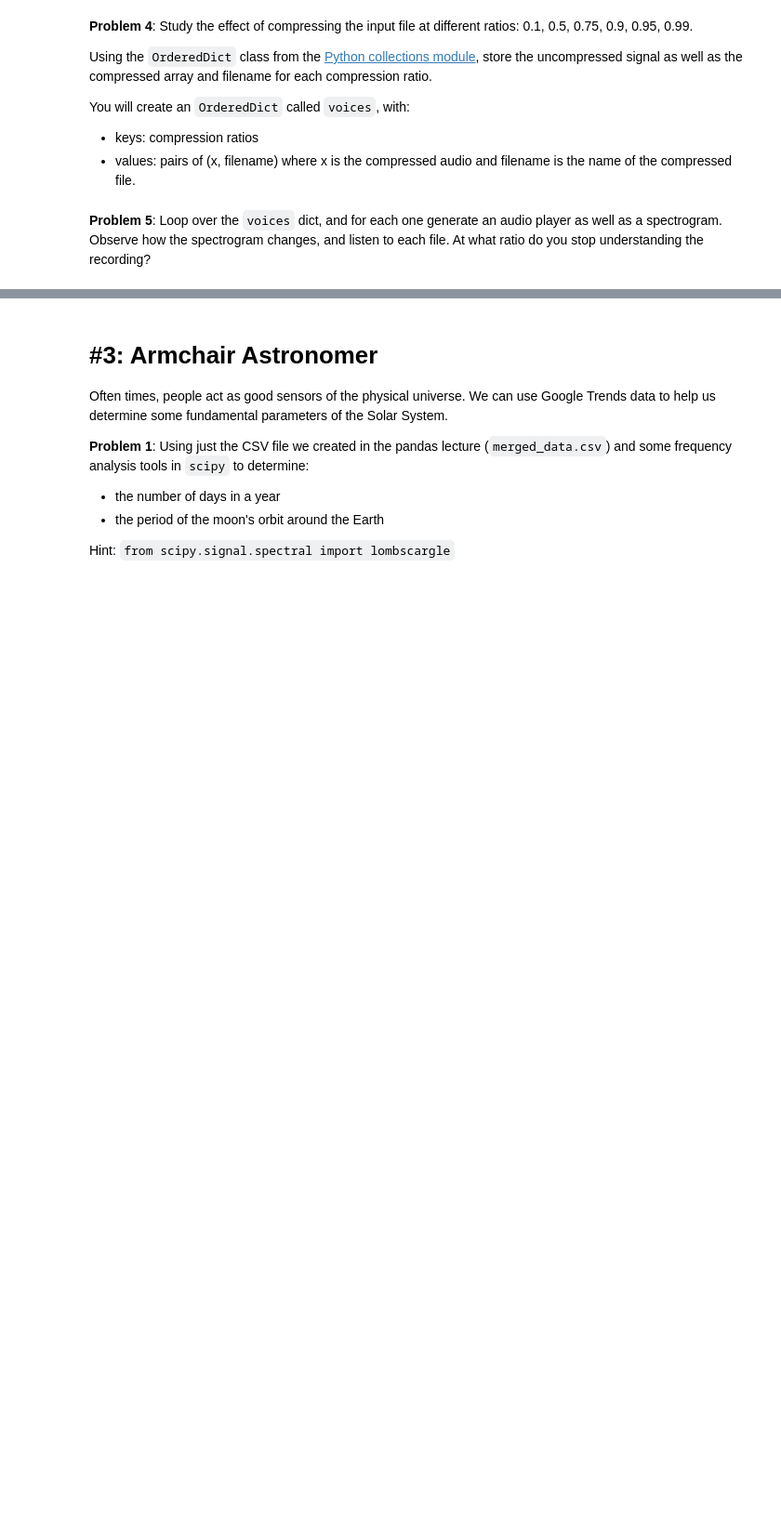
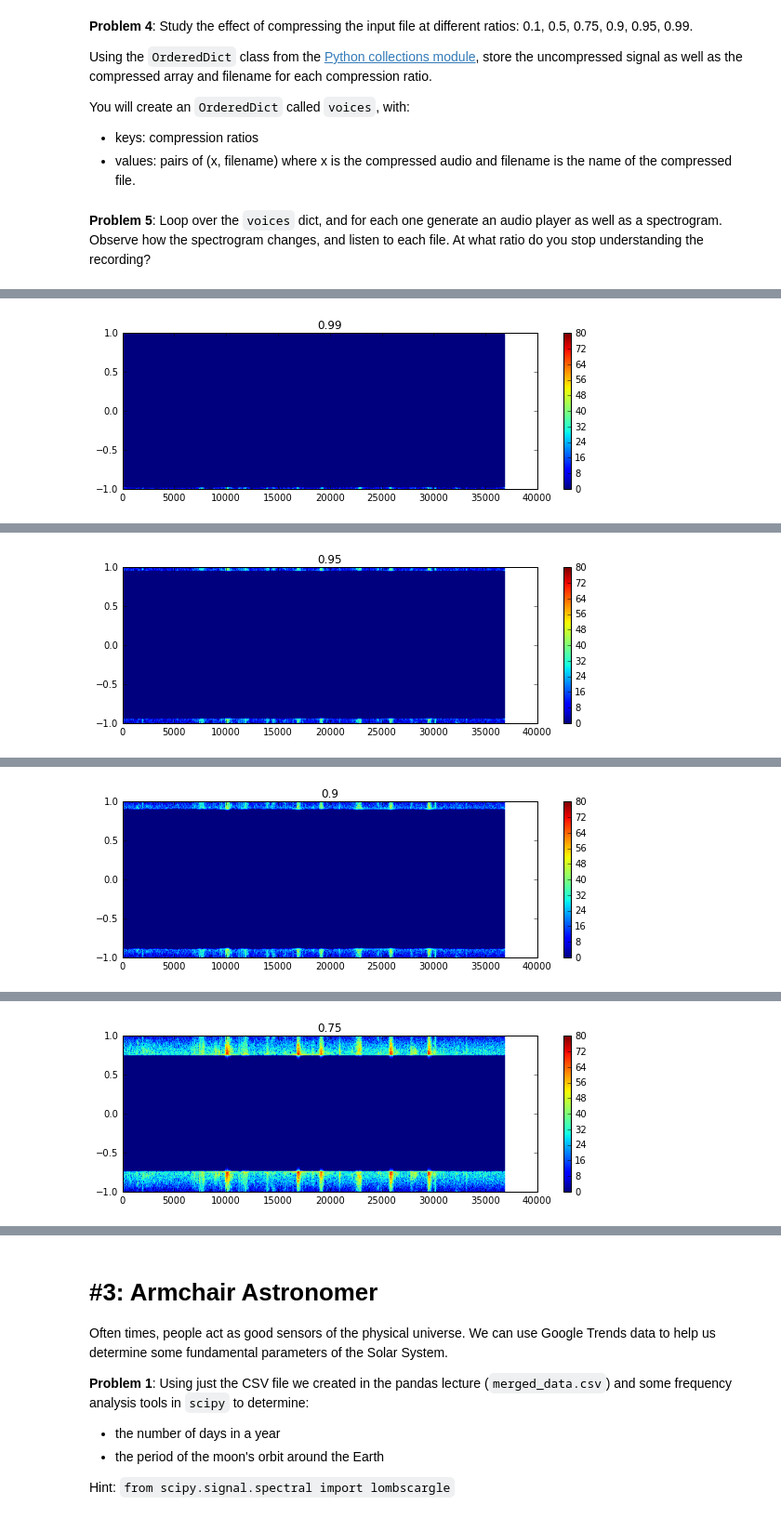
Before and after one commit to yunfanz/AY250HW, a Jupyter notebook: 01/hw_1_assignment.ipynb, the cells around one changed output, grey strips where cells are left out. Shown at 93% size. Saved outputs shown, nothing was run; the diff lists cells and outputs as text; code cells hidden in the pictures; blank space fills up the shorter version.

```diff
--- a/01/hw_1_assignment.ipynb
+++ b/01/hw_1_assignment.ipynb
@@ -243,7 +248,14 @@ def compress_signal(x, fraction):
     x_approx : array
       1-d real array reconstructed after having compressed the input.
     """
-    # your code here
+    nlen = x.size
+    spec = np.fft.fft(x)
+    inds = np.argsort(np.abs(np.fft.fftfreq(nlen)))
+    ind = int(fraction*spec.size)
+    #print(inds[:ind])
+    spec[inds[:ind]] = 0
+    return np.fft.ifft(spec)
+#np.argsort?
 # %% [markdown]
 As a quick visual check (not that this is *not* a formal test of correctness), experiment with a simple random signal by changing the compression ratio and plotting both the signal and the compressed version:
 # %%
@@ -268,6 +282,7 @@ If the input file is named `a.wav` and the compression fraction is 0.9, the outp
 
 - you may need to use the `astype` method of numpy arrays to get the correct data type for `wav` files.
 # %%
+from scipy.io import wavfile
 def compress_wav(fname, fraction):
     """Compress an audio signal stored in an input wav file.
 
@@ -296,8 +311,12 @@ def compress_wav(fname, fraction):
     new_fname : string
       Auto-generated filename of the compressed signal.
     """
-
-    # your code here
+    rate,x = wavfile.read(fname)
+    x_approx = compress_signal(x, fraction)
+    fsplit = os.path.splitext(fname)
+    new_fname = fsplit[0]+'_comp_'+str(fraction)+fsplit[1]
+    wavfile.write(new_fname,rate,x_approx.astype(int32))
+    return rate,x,x_approx,new_fname
 # %% [markdown]
 **Problem 4**: Study the effect of compressing the input file at different ratios: 0.1, 0.5, 0.75, 0.9, 0.95, 0.99.
 
@@ -312,2 +329,9 @@ You will create an `OrderedDict` called `voices`, with:
+# %%
+from collections import OrderedDict
+voices = OrderedDict()
+ratios = [0.1, 0.5, 0.75, 0.9, 0.95, 0.99]
+for fraction in ratios:
+    rate,x,x_approx,new_fname = compress_wav('voice.wav', fraction)
+    voices.update({fraction:(x_approx,new_fname)})
 # %% [markdown]
 **Problem 5**: Loop over the `voices` dict, and for each one generate an audio player as well as a spectrogram.  Observe how the spectrogram changes, and listen to each file.  At what ratio do you stop understanding the recording?
@@ -315,0 +338,6 @@ You will create an `OrderedDict` called `voices`, with:
+# %%
+while any(voices):
+    k,(x,fname) = voices.popitem()
+    Audio(fname)
+    specgram_cbar(x, title=str(k))
+# %% [output]
@@ -315,0 +345 @@ You will create an `OrderedDict` called `voices`, with:
+[figure, added]
@@ -315,0 +347 @@ You will create an `OrderedDict` called `voices`, with:
+[figure, added]
@@ -315,0 +349 @@ You will create an `OrderedDict` called `voices`, with:
+[figure, added]
@@ -315,0 +351 @@ You will create an `OrderedDict` called `voices`, with:
+[figure, added]
```
Also changed, not shown: parts of 8 cells of this notebook, 7 other files.
